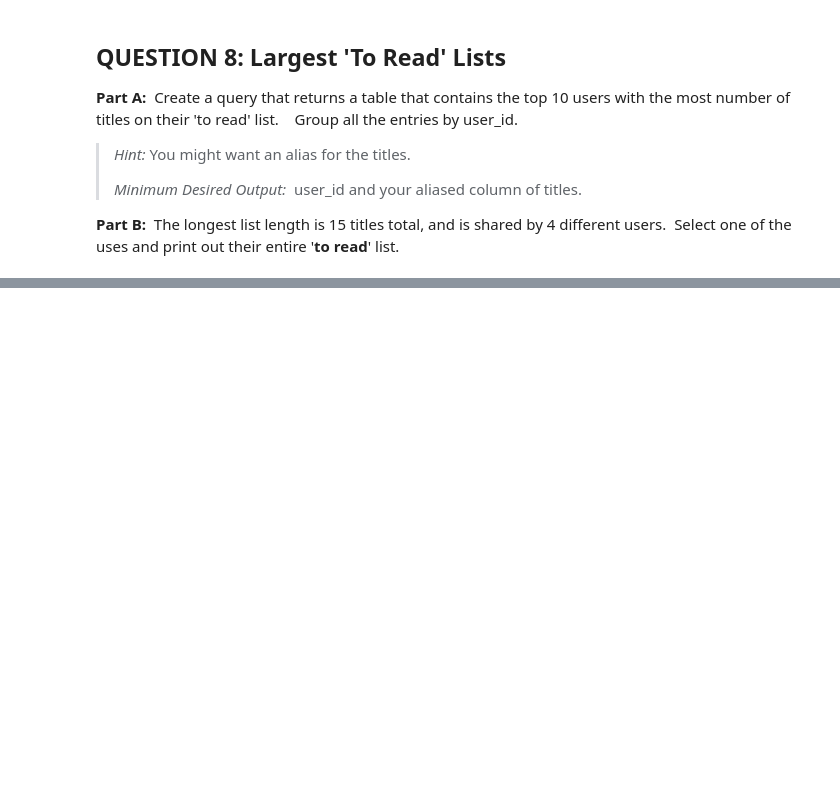
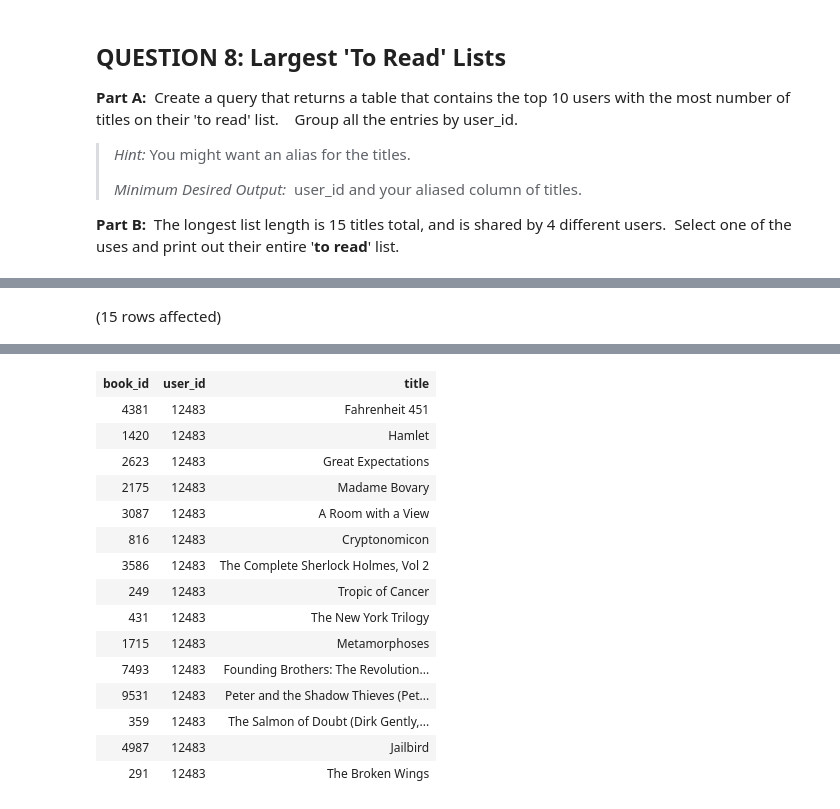
Before and after one commit to longse2/ch21SQL-Part-3-Exercises, a Jupyter notebook: SQL-Part-3-Exercises/Notebook-1.ipynb, the cells around one changed output, grey strips where cells are left out. Saved outputs shown, nothing was run; the diff lists cells and outputs as text; code cells hidden in the pictures; blank space fills up the shorter version.

```diff
--- a/SQL-Part-3-Exercises/Notebook-1.ipynb
+++ b/SQL-Part-3-Exercises/Notebook-1.ipynb
@@ -254,0 +337,8 @@ Total execution time: 00:00:00.055
+# %%
+SELECT top 20 r.book_id, r.user_id, b.title
+From BooksDB.dbo.to_read as r
+right join BooksDB.dbo.books as b
+on b.book_id = r.book_id
+where user_id = 12483
+# %% [output]
+(15 rows affected)
@@ -254,0 +346,16 @@ Total execution time: 00:00:00.055
+| book_id | user_id | title |
+| 4381 | 12483 | Fahrenheit 451 |
+| 1420 | 12483 | Hamlet |
+| 2623 | 12483 | Great Expectations |
+| 2175 | 12483 | Madame Bovary |
+| 3087 | 12483 | A Room with a View |
+| 816 | 12483 | Cryptonomicon |
+| 3586 | 12483 | The Complete Sherlock Holmes, Vol 2 |
+| 249 | 12483 | Tropic of Cancer |
+| 431 | 12483 | The New York Trilogy |
+| 1715 | 12483 | Metamorphoses |
+| 7493 | 12483 | Founding Brothers: The Revolution... |
+| 9531 | 12483 | Peter and the Shadow Thieves (Pet... |
+| 359 | 12483 | The Salmon of Doubt (Dirk Gently,... |
+| 4987 | 12483 | Jailbird |
+| 291 | 12483 | The Broken Wings |
```
Also changed, not shown: parts of 14 cells of this notebook.
